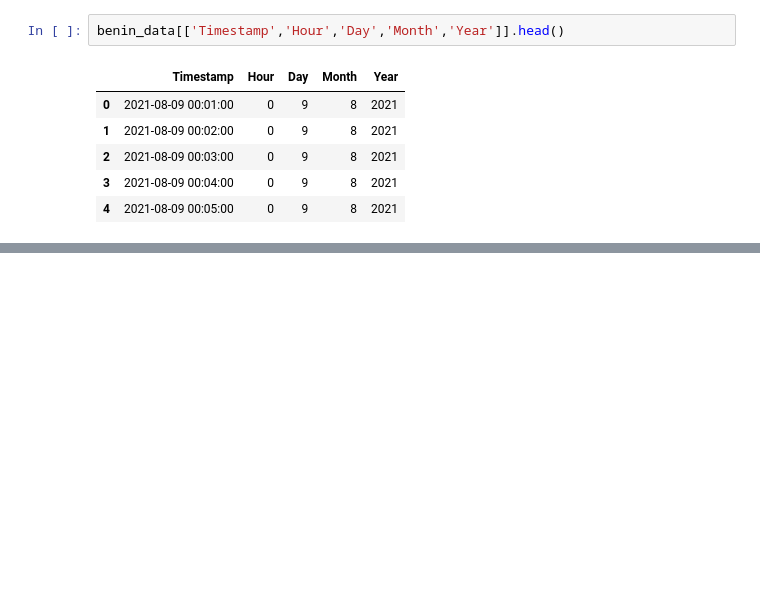
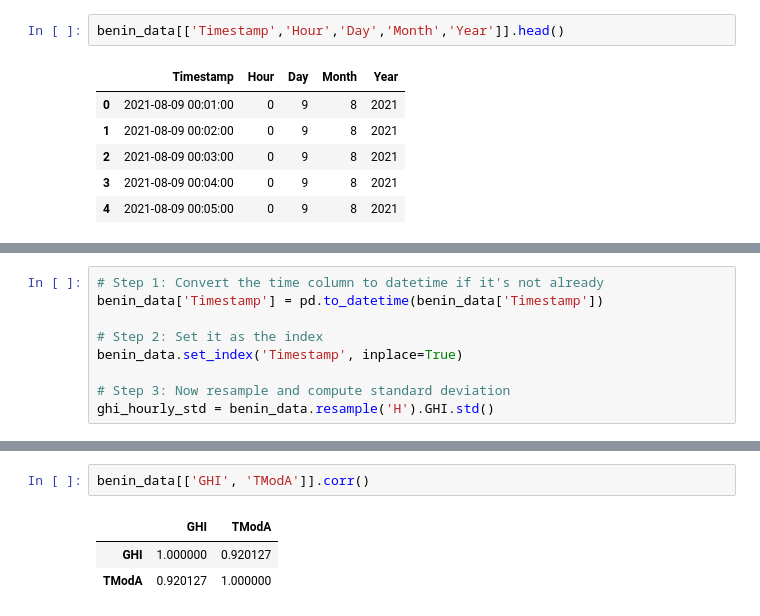
Before and after one commit to EstifanosTeklay/MoonLight-Energy-Solutions, a Jupyter notebook: notebooks/benin_EDA.ipynb, the cells around one changed output, grey strips where cells are left out. Cells and saved outputs as stored; diff of their text form; blank space fills up the shorter version.

```diff
--- a/notebooks/benin_EDA.ipynb
+++ b/notebooks/benin_EDA.ipynb
@@ -360,0 +390,9 @@ benin_data[['Timestamp','Hour','Day','Month','Year']].head()
+# %%
+# Step 1: Convert the time column to datetime if it's not already
+benin_data['Timestamp'] = pd.to_datetime(benin_data['Timestamp'])
+
+# Step 2: Set it as the index
+benin_data.set_index('Timestamp', inplace=True)
+
+# Step 3: Now resample and compute standard deviation
+ghi_hourly_std = benin_data.resample('H').GHI.std()
@@ -360,0 +431,6 @@ benin_data[['Timestamp','Hour','Day','Month','Year']].head()
+# %%
+benin_data[['GHI', 'TModA']].corr()
+# %% [output]
+|  | GHI | TModA |
+| GHI | 1.000000 | 0.920127 |
+| TModA | 0.920127 | 1.000000 |
```
Also changed, not shown: parts of 10 cells of this notebook, 2 other files.
